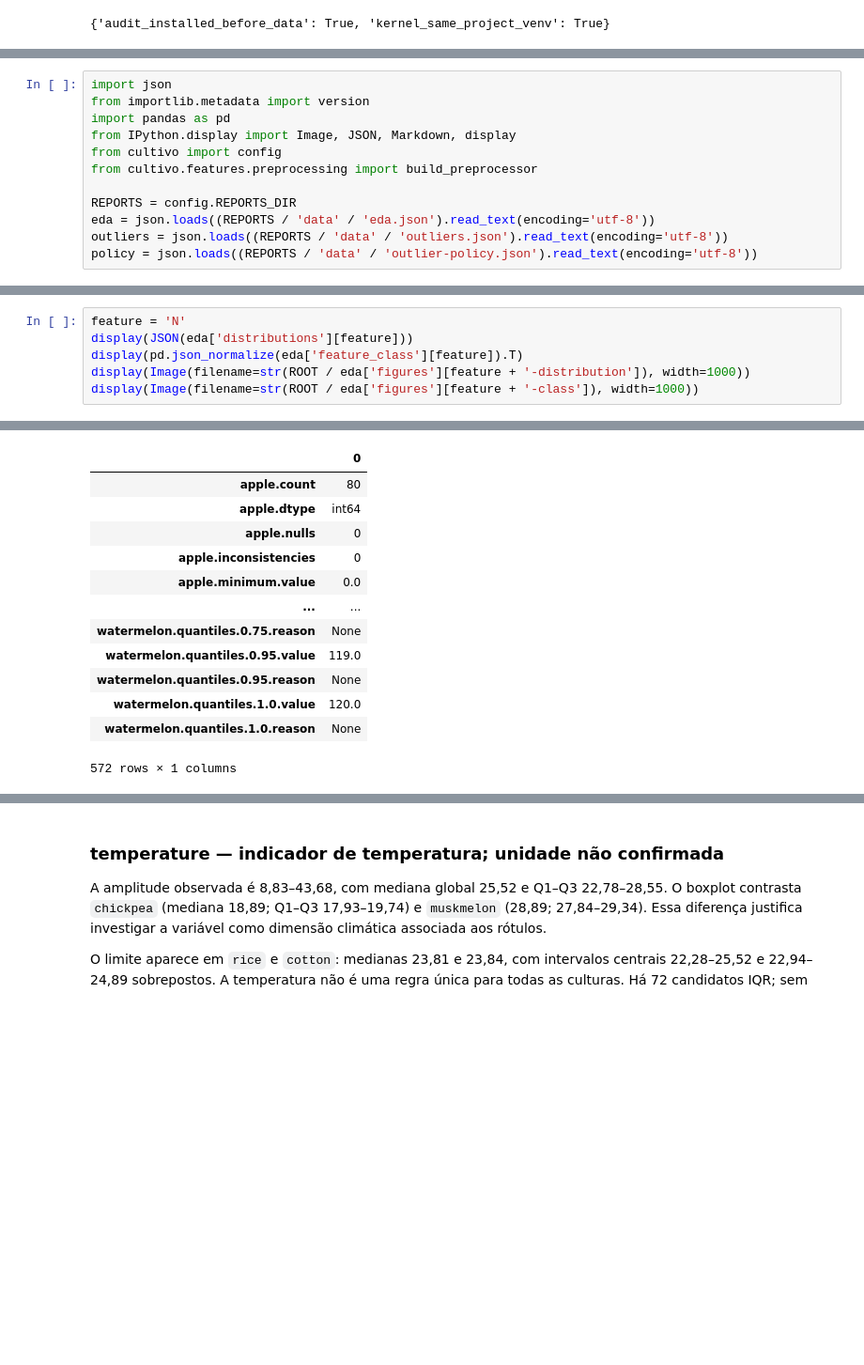
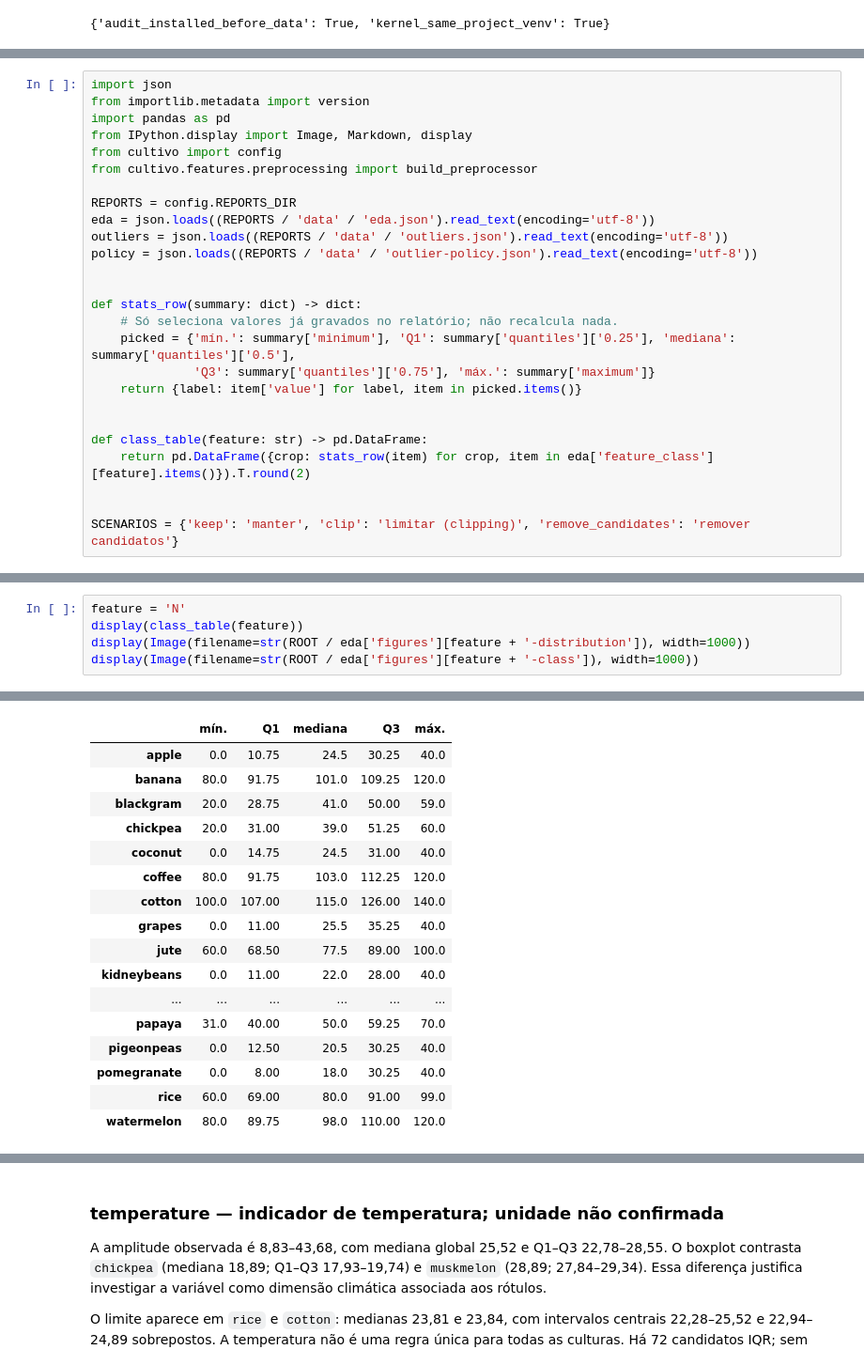
Before and after one commit to k1y05h17k/desafio2-recomendacao-cultivo, a Jupyter notebook: notebooks/00_entrega_parcial.ipynb, the cells around one changed output, grey strips where cells are left out. Shown at 94% size. Cells and saved outputs as stored; diff of their text form; blank space fills up the shorter version.

```diff
--- a/notebooks/00_entrega_parcial.ipynb
+++ b/notebooks/00_entrega_parcial.ipynb
@@ -51,7 +51,7 @@ A auditoria foi instalada na primeira celula de codigo. A interface le somente J
 import json
 from importlib.metadata import version
 import pandas as pd
-from IPython.display import Image, JSON, Markdown, display
+from IPython.display import Image, Markdown, display
 from cultivo import config
 from cultivo.features.preprocessing import build_preprocessor
 
@@ -59,6 +59,20 @@ REPORTS = config.REPORTS_DIR
 eda = json.loads((REPORTS / 'data' / 'eda.json').read_text(encoding='utf-8'))
 outliers = json.loads((REPORTS / 'data' / 'outliers.json').read_text(encoding='utf-8'))
 policy = json.loads((REPORTS / 'data' / 'outlier-policy.json').read_text(encoding='utf-8'))
+
+
+def stats_row(summary: dict) -> dict:
+    # Só seleciona valores já gravados no relatório; não recalcula nada.
+    picked = {'mín.': summary['minimum'], 'Q1': summary['quantiles']['0.25'], 'mediana': summary['quantiles']['0.5'],
+              'Q3': summary['quantiles']['0.75'], 'máx.': summary['maximum']}
+    return {label: item['value'] for label, item in picked.items()}
+
+
+def class_table(feature: str) -> pd.DataFrame:
+    return pd.DataFrame({crop: stats_row(item) for crop, item in eda['feature_class'][feature].items()}).T.round(2)
+
+
+SCENARIOS = {'keep': 'manter', 'clip': 'limitar (clipping)', 'remove_candidates': 'remover candidatos'}
 # %%
 assert eda['scope'] == outliers['scope'] == policy['scope'] == 'train'
 assert eda['provenance']['n_rows'] == policy['provenance']['n_observations'] == 1760
@@ -146,8 +161,7 @@ O histograma mostra a amplitude 0,00–140,00 e a mediana global 37,00; a metade
 A relevância é parcial: `rice` e `maize` têm medianas 80,00 e 76,00, com intervalos centrais 69,00–91,00 e 66,75–87,00 sobrepostos. Logo `N` isolado não fornece uma separação geral entre culturas. Não houve candidatos globais por IQR nessa variável; isso não certifica ausência de erros nem converte seus valores em dosagens agrícolas. Fonte: `summary.N`, `feature_class.N` e `outliers.features.N`.
 # %%
 feature = 'N'
-display(JSON(eda['distributions'][feature]))
-display(pd.json_normalize(eda['feature_class'][feature]).T)
+display(class_table(feature))
 display(Image(filename=str(ROOT / eda['figures'][feature + '-distribution']), width=1000))
 display(Image(filename=str(ROOT / eda['figures'][feature + '-class']), width=1000))
 # %% [output]
@@ -155,16 +168,20 @@ display(Image(filename=str(ROOT / eda['figures'][feature + '-class']), width=100
-|  | 0 |
-| apple.count | 80 |
-| apple.dtype | int64 |
-| apple.nulls | 0 |
-| apple.inconsistencies | 0 |
-| apple.minimum.value | 0.0 |
-| ... | ... |
-| watermelon.quantiles.0.75.reason | None |
-| watermelon.quantiles.0.95.value | 119.0 |
-| watermelon.quantiles.0.95.reason | None |
-| watermelon.quantiles.1.0.value | 120.0 |
-| watermelon.quantiles.1.0.reason | None |
+|  | mín. | Q1 | mediana | Q3 | máx. |
+| apple | 0.0 | 10.75 | 24.5 | 30.25 | 40.0 |
+| banana | 80.0 | 91.75 | 101.0 | 109.25 | 120.0 |
+| blackgram | 20.0 | 28.75 | 41.0 | 50.00 | 59.0 |
+| chickpea | 20.0 | 31.00 | 39.0 | 51.25 | 60.0 |
+| coconut | 0.0 | 14.75 | 24.5 | 31.00 | 40.0 |
+| coffee | 80.0 | 91.75 | 103.0 | 112.25 | 120.0 |
+| cotton | 100.0 | 107.00 | 115.0 | 126.00 | 140.0 |
+| grapes | 0.0 | 11.00 | 25.5 | 35.25 | 40.0 |
+| jute | 60.0 | 68.50 | 77.5 | 89.00 | 100.0 |
+| kidneybeans | 0.0 | 11.00 | 22.0 | 28.00 | 40.0 |
+| ... | ... | ... | ... | ... | ... |
+| papaya | 31.0 | 40.00 | 50.0 | 59.25 | 70.0 |
+| pigeonpeas | 0.0 | 12.50 | 20.5 | 30.25 | 40.0 |
+| pomegranate | 0.0 | 8.00 | 18.0 | 30.25 | 40.0 |
+| rice | 60.0 | 69.00 | 80.0 | 91.00 | 99.0 |
+| watermelon | 80.0 | 89.75 | 98.0 | 110.00 | 120.0 |
-572 rows × 1 columns
 [figure]
 [figure]
 # %% [markdown]
```
Also changed, not shown: parts of 45 cells of this notebook, 4 other files.
